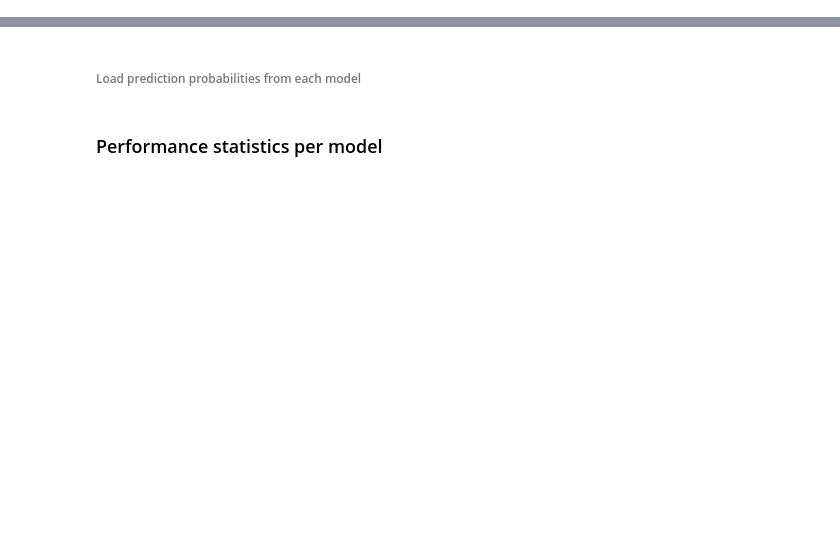
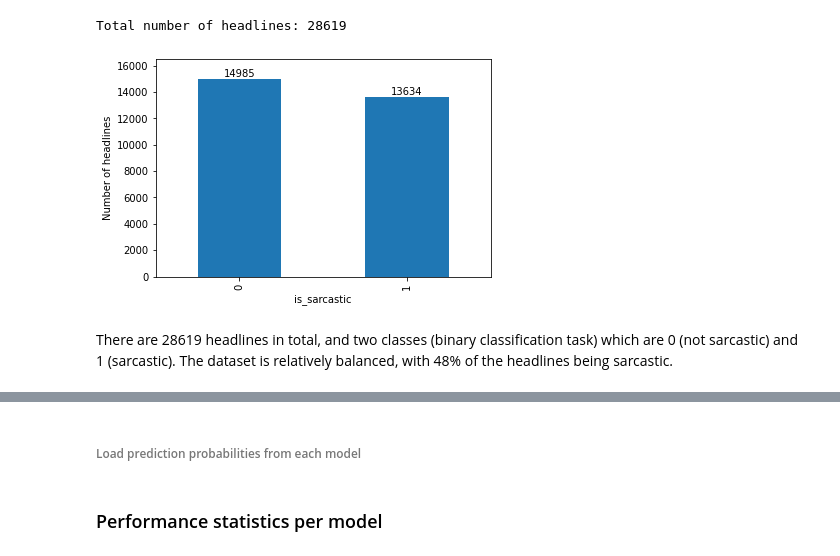
Before and after one commit to sepetab/BLUFF, a Jupyter notebook: Submission/BLUFF.ipynb, the cells around one changed output, grey strips where cells are left out. Saved outputs shown, nothing was run; the diff lists cells and outputs as text; code cells hidden in the pictures; blank space fills up the shorter version.

```diff
--- a/Submission/BLUFF.ipynb
+++ b/Submission/BLUFF.ipynb
@@ -22,0 +29,9 @@ The dataset used was the [News Headlines Dataset for Sarcasm Detection](https://
+# %%
+###### This code block reads in the raw data #####
+pd.set_option('display.max_colwidth', -1)
+
+# Load in data removing Article link column as it is unnecessary
+data = pd.read_json("./data/Sarcasm_Headlines_Dataset_v2.json", lines=True).iloc[:,[0,1]]
+
+# Show data head
+data.head(10)
@@ -22,0 +50,17 @@ The dataset used was the [News Headlines Dataset for Sarcasm Detection](https://
+# %%
+# Assert no nan values
+assert data.isna().sum().sum() == 0
+
+# Check if dataset is balanced for binary classification
+# Bar plot
+ax = data.groupby('is_sarcastic').size().plot.bar()
+ax.bar_label(ax.containers[0])
+ax.set_ylabel("Number of headlines")
+ax.set_ylim(0,16500)
+
+print(f"Total number of headlines: {len(data)}")
+# %% [output]
+Total number of headlines: 28619
+[figure, added]
+# %% [markdown]
+There are 28619 headlines in total, and two classes (binary classification task) which are 0 (not sarcastic) and 1 (sarcastic). The dataset is relatively balanced, with 48% of the headlines being sarcastic.
```
Also changed, not shown: parts of 76 cells of this notebook, 3 other files.
